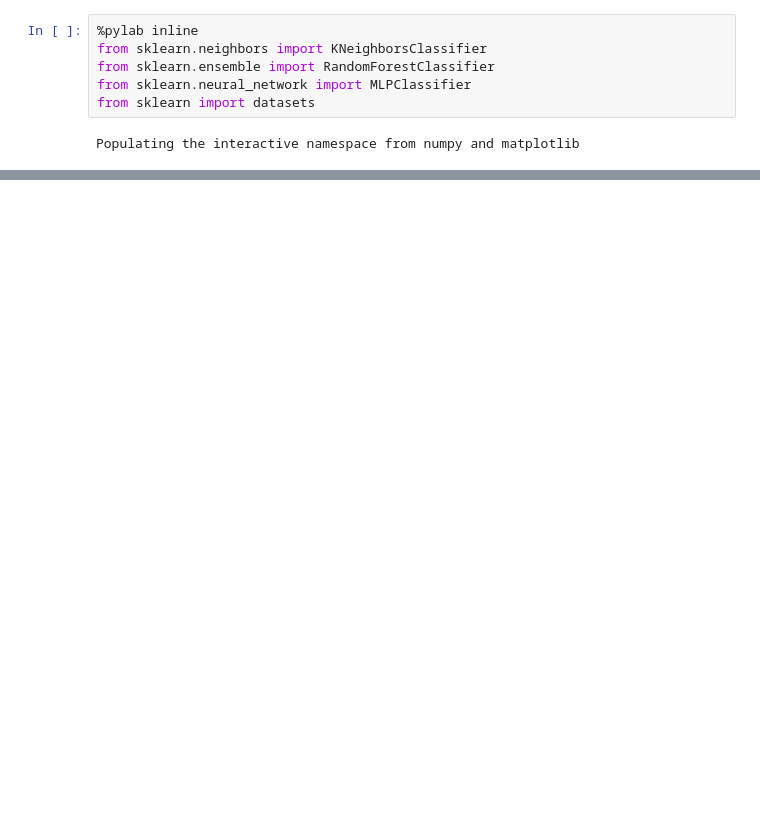
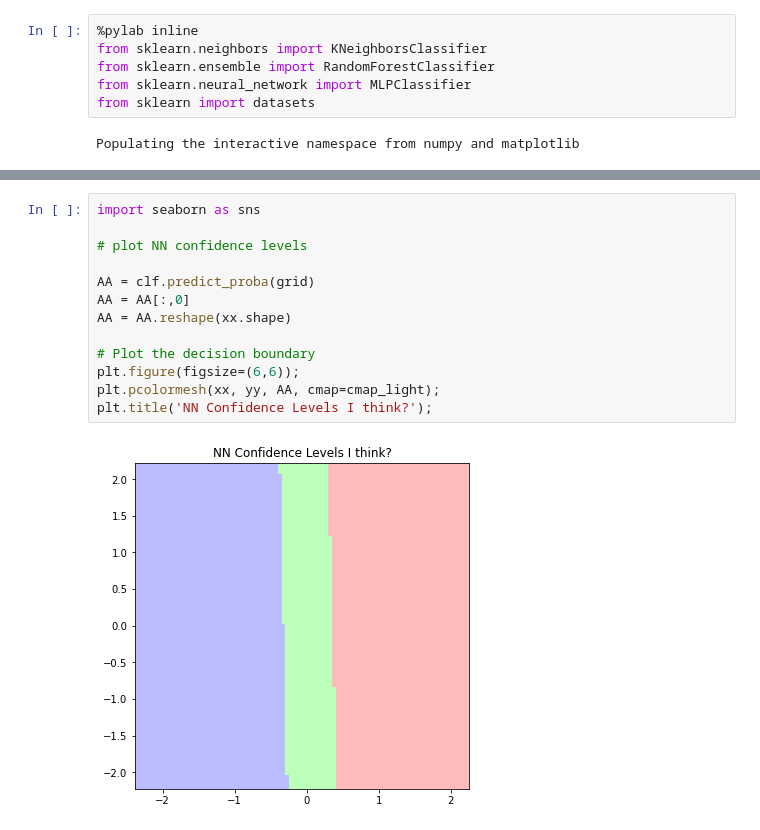
Before and after one commit to williamrxu/ndd-workspace, a Jupyter notebook: Playground.ipynb, the cells around one changed output, grey strips where cells are left out. Saved outputs shown, nothing was run; the diff lists cells and outputs as text; blank space fills up the shorter version.

```diff
--- a/Playground.ipynb
+++ b/Playground.ipynb
@@ -53,3 +53,18 @@ plt.title('NN');
+# %%
+import seaborn as sns
+
+# plot NN confidence levels
+
+AA = clf.predict_proba(grid)
+AA = AA[:,0]
+AA = AA.reshape(xx.shape)
+
+# Plot the decision boundary
+plt.figure(figsize=(6,6));
+plt.pcolormesh(xx, yy, AA, cmap=cmap_light);
+plt.title('NN Confidence Levels I think?');
+# %% [output]
+[figure, added]
 # %%
 #Grid Setup
 h = 0.05 # grid step size
```
Also changed, not shown: parts of 3 cells of this notebook.
